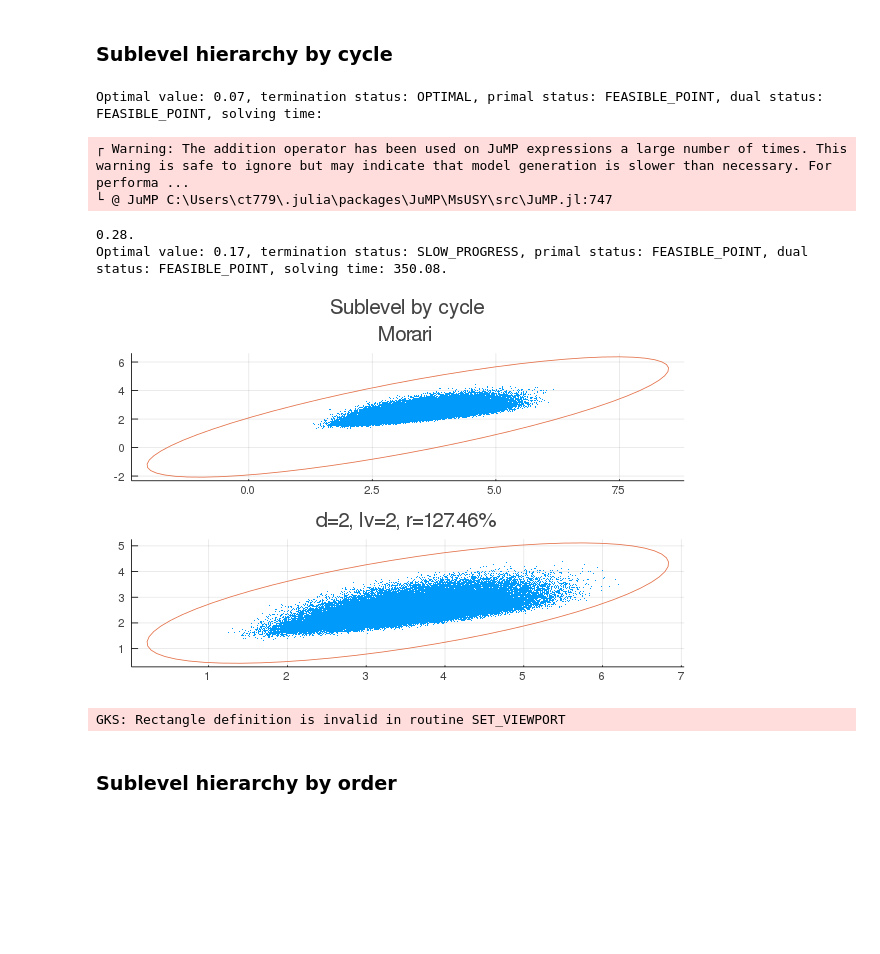
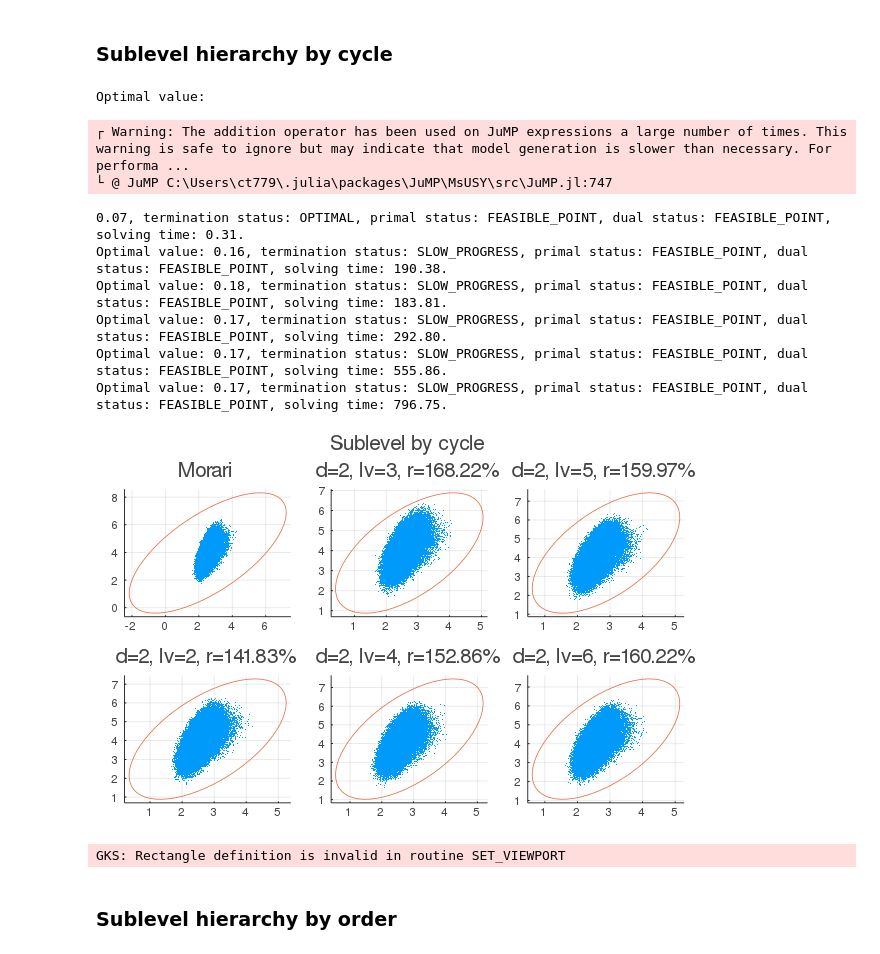
Before and after one commit to TongCHEN779/MultiMomOpt, a Jupyter notebook: ellipsoid/Ellipsoid.ipynb, the cells around one changed output. Drawn from its saved outputs; the diff is of its cells as text; code cells hidden in the pictures; blank space fills up the shorter version.

```diff
--- a/ellipsoid/Ellipsoid.ipynb
+++ b/ellipsoid/Ellipsoid.ipynb
@@ -1175,0 +1172,10 @@ GKS: Rectangle definition is invalid in routine SET_VIEWPORT
+# %%
+n = 20; Q02 = Matrix(-I(n)); b02 = zeros(n,1); c02 = 1;
+L2 = 1; P2 = Array{Any}(undef, L2); ξ2 = Array{Any}(undef, L2);
+for i = 1:L2-1
+    P2[i] = rand(n,n)*0.5; ξ2[i] = rand(n,1);
+    for j = 1:n
+        P2[i][j,j] = 1
+    end
+end
+P2[L2] = rand(2,n)*0.5; ξ2[L2] = rand(2,1); P2[L2][1,1] = 1; P2[L2][2,2] = 1;
@@ -1175,0 +1267,10 @@ GKS: Rectangle definition is invalid in routine SET_VIEWPORT
+# %%
+n = 40; Q02 = Matrix(-I(n)); b02 = zeros(n,1); c02 = 1;
+L2 = 1; P2 = Array{Any}(undef, L2); ξ2 = Array{Any}(undef, L2);
+for i = 1:L2-1
+    P2[i] = rand(n,n)*0.5; ξ2[i] = rand(n,1);
+    for j = 1:n
+        P2[i][j,j] = 1
+    end
+end
+P2[L2] = rand(2,n)*0.5; ξ2[L2] = rand(2,1); P2[L2][1,1] = 1; P2[L2][2,2] = 1;
@@ -1620,27 +1770,29 @@ P20[L20] = rand(2,n)*0.5; ξ20[L20] = rand(2,1); P20[L20][1,1] = 1; P20[L20][2,2
 ### Sublevel hierarchy by cycle
 # %%
 # plot original graph and image under ReLU
-# p21 = OuterApproximationPlotSampling(Q20, b20, c20, 1, P20, ξ20, "jean", L20);
 p21, m = OuterApproximationPlotSampling(Q20, b20, c20, 1, P20, ξ20, "Morari", L20);
 p11 = OuterApproximationPlotSampling(Q20, b20, c20, 2, P20, ξ20, "sublevel", L20, lv=2, morari=m, meth="cycle_v");
-# p31 = OuterApproximationPlotSampling(Q20, b20, c20, 2, P20, ξ20, "sublevel", L20, lv=3, morari=m, meth="cycle");
-# p12 = OuterApproximationPlotSampling(Q20, b20, c20, 2, P20, ξ20, "sublevel", L20, lv=4, morari=m, meth="cycle");
-# p22 = OuterApproximationPlotSampling(Q20, b20, c20, 2, P20, ξ20, "jean", L20);
-# p22 = OuterApproximationPlotSampling(Q20, b20, c20, 2, P20, ξ20, "sublevel", L20, lv=5, morari=m, meth="cycle");
-# p32 = OuterApproximationPlotSampling(Q20, b20, c20, 2, P20, ξ20, "sublevel", L20, lv=6, morari=m, meth="cycle");
-# p13 = OuterApproximationPlotSampling(Q20, b20, c20, 2, P20, ξ20, "sublevel", L20, lv=7, morari=m, meth="cycle");
-# p23 = OuterApproximationPlotSampling(Q20, b20, c20, 2, P20, ξ20, "sublevel", L20, lv=8, morari=m, meth="cycle");
-# p33 = OuterApproximationPlotSampling(Q20, b20, c20, 2, P20, ξ20, "sublevel", L20, lv=9, morari=m, meth="cycle");
+p31 = OuterApproximationPlotSampling(Q20, b20, c20, 2, P20, ξ20, "sublevel", L20, lv=3, morari=m, meth="cycle_v");
+p12 = OuterApproximationPlotSampling(Q20, b20, c20, 2, P20, ξ20, "sublevel", L20, lv=4, morari=m, meth="cycle_v");
+p22 = OuterApproximationPlotSampling(Q20, b20, c20, 2, P20, ξ20, "sublevel", L20, lv=5, morari=m, meth="cycle_v");
+p32 = OuterApproximationPlotSampling(Q20, b20, c20, 2, P20, ξ20, "sublevel", L20, lv=6, morari=m, meth="cycle_v");
+# p13 = OuterApproximationPlotSampling(Q20, b20, c20, 2, P20, ξ20, "sublevel", L20, lv=7, morari=m, meth="cycle_v");
+# p23 = OuterApproximationPlotSampling(Q20, b20, c20, 2, P20, ξ20, "sublevel", L20, lv=8, morari=m, meth="cycle_v");
+# p33 = OuterApproximationPlotSampling(Q20, b20, c20, 2, P20, ξ20, "sublevel", L20, lv=9, morari=m, meth="cycle_v");
 
 title = plot(title="Sublevel by cycle", grid = false, showaxis = false, bottom_margin = -30Plots.px)
-plot(title, p21, p11, layout = @layout([A{0.01h}; grid(2,1)]), fmt = :png)
+plot(title, p21, p31, p22, p11, p12, p32, layout = @layout([A{0.01h}; grid(2,3)]), fmt = :png)
 # %% [output]
-Optimal value: 0.07, termination status: OPTIMAL, primal status: FEASIBLE_POINT, dual status: FEASIBLE_POINT, solving time:
+Optimal value:
 ┌ Warning: The addition operator has been used on JuMP expressions a large number of times. This warning is safe to ignore but may indicate that model generation is slower than necessary. For performa ...
 └ @ JuMP C:\Users\ct779\.julia\packages\JuMP\MsUSY\src\JuMP.jl:747
-0.28.
-Optimal value: 0.17, termination status: SLOW_PROGRESS, primal status: FEASIBLE_POINT, dual status: FEASIBLE_POINT, solving time: 350.08.
+0.07, termination status: OPTIMAL, primal status: FEASIBLE_POINT, dual status: FEASIBLE_POINT, solving time: 0.31.
+Optimal value: 0.16, termination status: SLOW_PROGRESS, primal status: FEASIBLE_POINT, dual status: FEASIBLE_POINT, solving time: 190.38.
+Optimal value: 0.18, termination status: SLOW_PROGRESS, primal status: FEASIBLE_POINT, dual status: FEASIBLE_POINT, solving time: 183.81.
+Optimal value: 0.17, termination status: SLOW_PROGRESS, primal status: FEASIBLE_POINT, dual status: FEASIBLE_POINT, solving time: 292.80.
+Optimal value: 0.17, termination status: SLOW_PROGRESS, primal status: FEASIBLE_POINT, dual status: FEASIBLE_POINT, solving time: 555.86.
+Optimal value: 0.17, termination status: SLOW_PROGRESS, primal status: FEASIBLE_POINT, dual status: FEASIBLE_POINT, solving time: 796.75.
-[figure, old version]
+[figure, new version]
 GKS: Rectangle definition is invalid in routine SET_VIEWPORT
 # %% [markdown]
 ### Sublevel hierarchy by order
```
Also changed, not shown: parts of 32 cells of this notebook, 2 other files.
